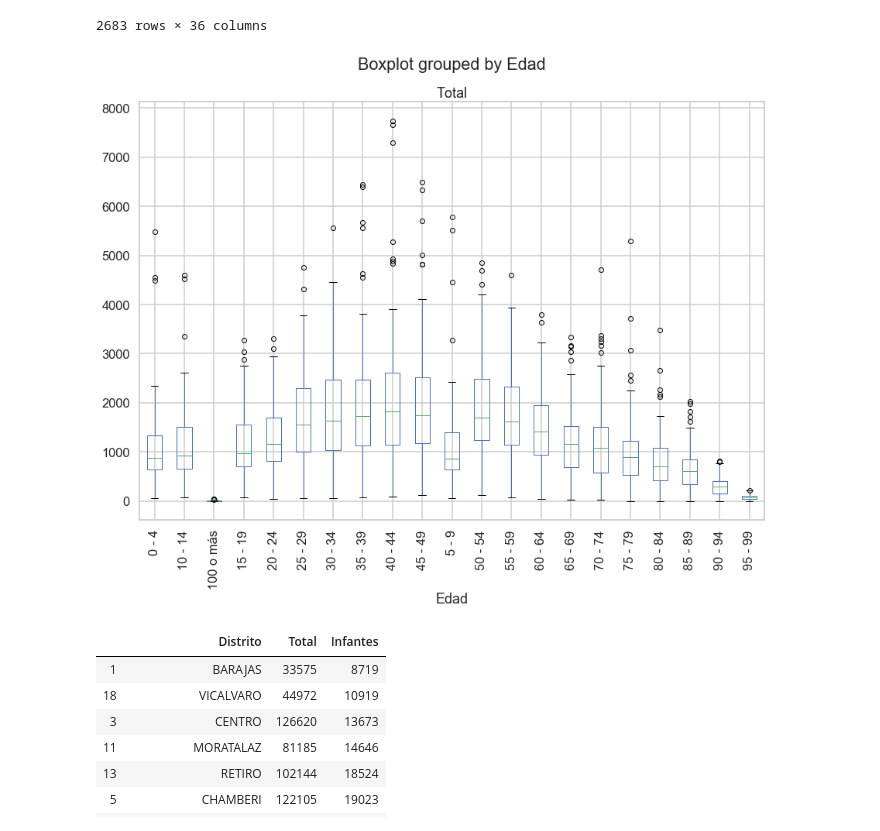
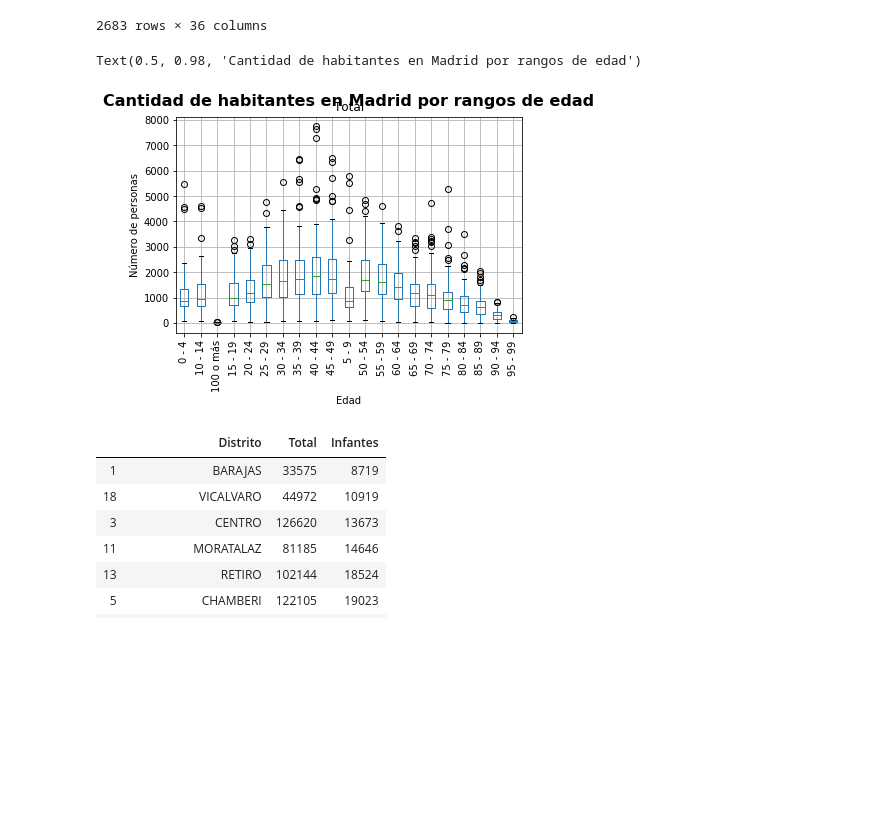
Before and after one commit to InmaLatorre/G3_ProyectoPython, a Jupyter notebook: main_fer.ipynb, the cells around one changed output. Cells and saved outputs as stored; diff of their text form; code cells hidden in the pictures; blank space fills up the shorter version.

```diff
--- a/main_fer.ipynb
+++ b/main_fer.ipynb
@@ -160,8 +160,13 @@ work_table
 # %%
 #Diagrama de cajas con los rangos de edad totales en Madrid, contando extranjeros y locales.
 out = work_table.boxplot('Total', by='Edad', rot=90)
+out.set_ylabel("Número de personas")
+
+plt.suptitle('Cantidad de habitantes en Madrid por rangos de edad',
+             fontsize=16, weight="bold")
 # %% [output]
+Text(0.5, 0.98, 'Cantidad de habitantes en Madrid por rangos de edad')
-[figure, old version]
+[figure, new version]
 # %%
 # Selección de las personas de 20 a 34 años
 rangos_edades = pd.unique(work_table.Edad)
```
Also changed, not shown: parts of 2 cells of this notebook.
